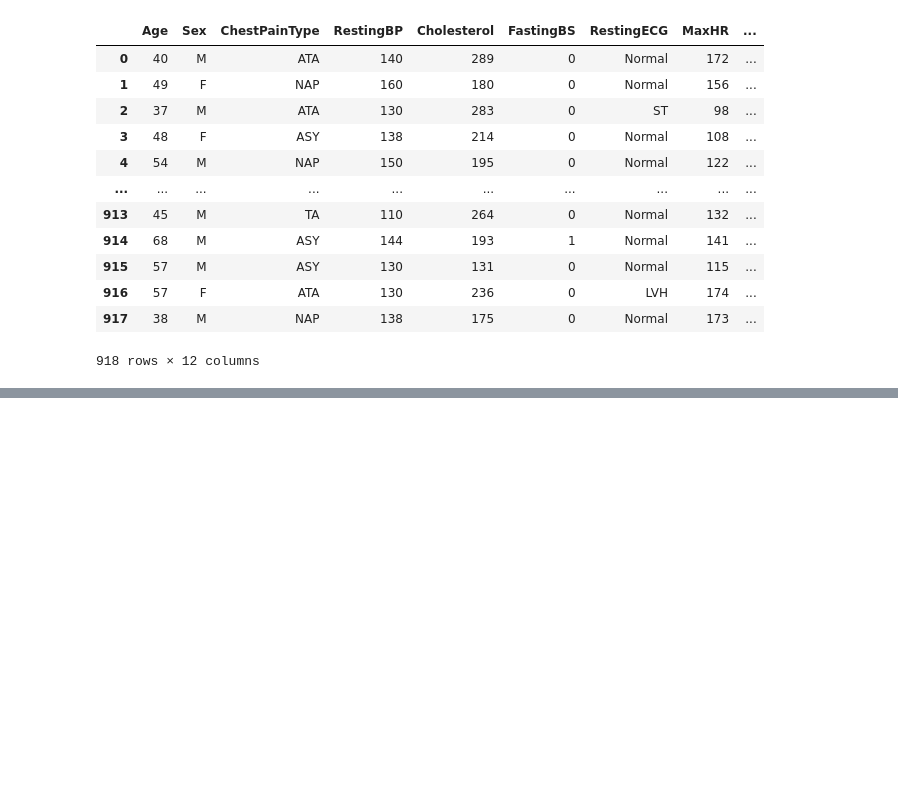
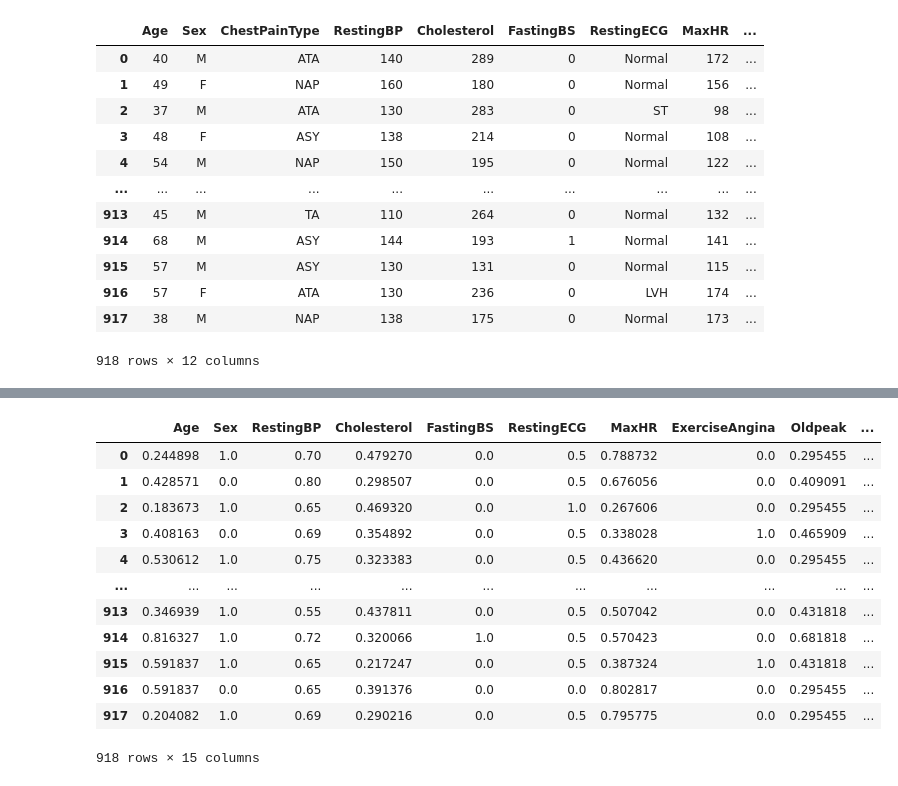
Before and after one commit to Ahmed-Nezar/Heart-failure-classification, a Jupyter notebook: notebooks/preprocessing.ipynb, the cells around one changed output, grey strips where cells are left out. Saved outputs shown, nothing was run; the diff lists cells and outputs as text; code cells hidden in the pictures; blank space fills up the shorter version.

Commit message:
feat: preprocessed data

```diff
--- a/notebooks/preprocessing.ipynb
+++ b/notebooks/preprocessing.ipynb
@@ -3,3 +8,6 @@ import pandas as pd
+# %%
+data_dir = "Scenarios"
+os.makedirs(data_dir, exist_ok=True)
 # %%
 df = pd.read_csv('../data/heart.csv')
 # %%
@@ -18,3 +26,6 @@ df
 | 916 | 57 | F | ATA | 130 | 236 | 0 | LVH | 174 | ... |
 | 917 | 38 | M | NAP | 138 | 175 | 0 | Normal | 173 | ... |
 918 rows × 12 columns
+# %%
+category_columns = df.select_dtypes(include=['object']).columns
+category_columns
@@ -21,10 +40,6 @@ df
 # %%
-from sklearn.preprocessing import LabelEncoder
-
-labels_encoder_objects = {}
-
-for column in df.columns:
-    if df[column].dtype == type(object):
-        le = LabelEncoder()
-        labels_encoder_objects[column] = le
+def label_encode(df, columns):
+    le = LabelEncoder()
+    for column in columns:
         df[column] = le.fit_transform(df[column])
+    return df
@@ -61,0 +46,7 @@ df.to_csv(f"{path}/heart_{data_source}.csv", index=False)
+# %%
+def apply_scaler(df, scaler):
+    columns = df.columns
+    columns = columns.drop('HeartDisease')
+    df_new = pd.DataFrame(scaler.fit_transform(df.drop(columns='HeartDisease')), columns=columns)
+    df_new = pd.concat([df_new, df[['HeartDisease']]], axis=1)
+    return df_new
@@ -61,0 +430,24 @@ df.to_csv(f"{path}/heart_{data_source}.csv", index=False)
+# %%
+df9 = df.copy()
+
+df9 = label_encode(df9, category_columns.drop(labels='ChestPainType'))
+df9 = pd.get_dummies(df9, columns=['ChestPainType'], dtype=int)
+
+df9 = apply_scaler(df9, MinMaxScaler())
+df9.to_csv(os.path.join(data_dir, "dataset_scenario_5_N.csv"), index=False)
+
+df9
+# %% [output]
+|  | Age | Sex | RestingBP | Cholesterol | FastingBS | RestingECG | MaxHR | ExerciseAngina | Oldpeak | ... |
+| 0 | 0.244898 | 1.0 | 0.70 | 0.479270 | 0.0 | 0.5 | 0.788732 | 0.0 | 0.295455 | ... |
+| 1 | 0.428571 | 0.0 | 0.80 | 0.298507 | 0.0 | 0.5 | 0.676056 | 0.0 | 0.409091 | ... |
+| 2 | 0.183673 | 1.0 | 0.65 | 0.469320 | 0.0 | 1.0 | 0.267606 | 0.0 | 0.295455 | ... |
+| 3 | 0.408163 | 0.0 | 0.69 | 0.354892 | 0.0 | 0.5 | 0.338028 | 1.0 | 0.465909 | ... |
+| 4 | 0.530612 | 1.0 | 0.75 | 0.323383 | 0.0 | 0.5 | 0.436620 | 0.0 | 0.295455 | ... |
+| ... | ... | ... | ... | ... | ... | ... | ... | ... | ... | ... |
+| 913 | 0.346939 | 1.0 | 0.55 | 0.437811 | 0.0 | 0.5 | 0.507042 | 0.0 | 0.431818 | ... |
+| 914 | 0.816327 | 1.0 | 0.72 | 0.320066 | 1.0 | 0.5 | 0.570423 | 0.0 | 0.681818 | ... |
+| 915 | 0.591837 | 1.0 | 0.65 | 0.217247 | 0.0 | 0.5 | 0.387324 | 1.0 | 0.431818 | ... |
+| 916 | 0.591837 | 0.0 | 0.65 | 0.391376 | 0.0 | 0.0 | 0.802817 | 0.0 | 0.295455 | ... |
+| 917 | 0.204082 | 1.0 | 0.69 | 0.290216 | 0.0 | 0.5 | 0.795775 | 0.0 | 0.295455 | ... |
+918 rows × 15 columns
```
Also changed, not shown: parts of 51 cells of this notebook.
